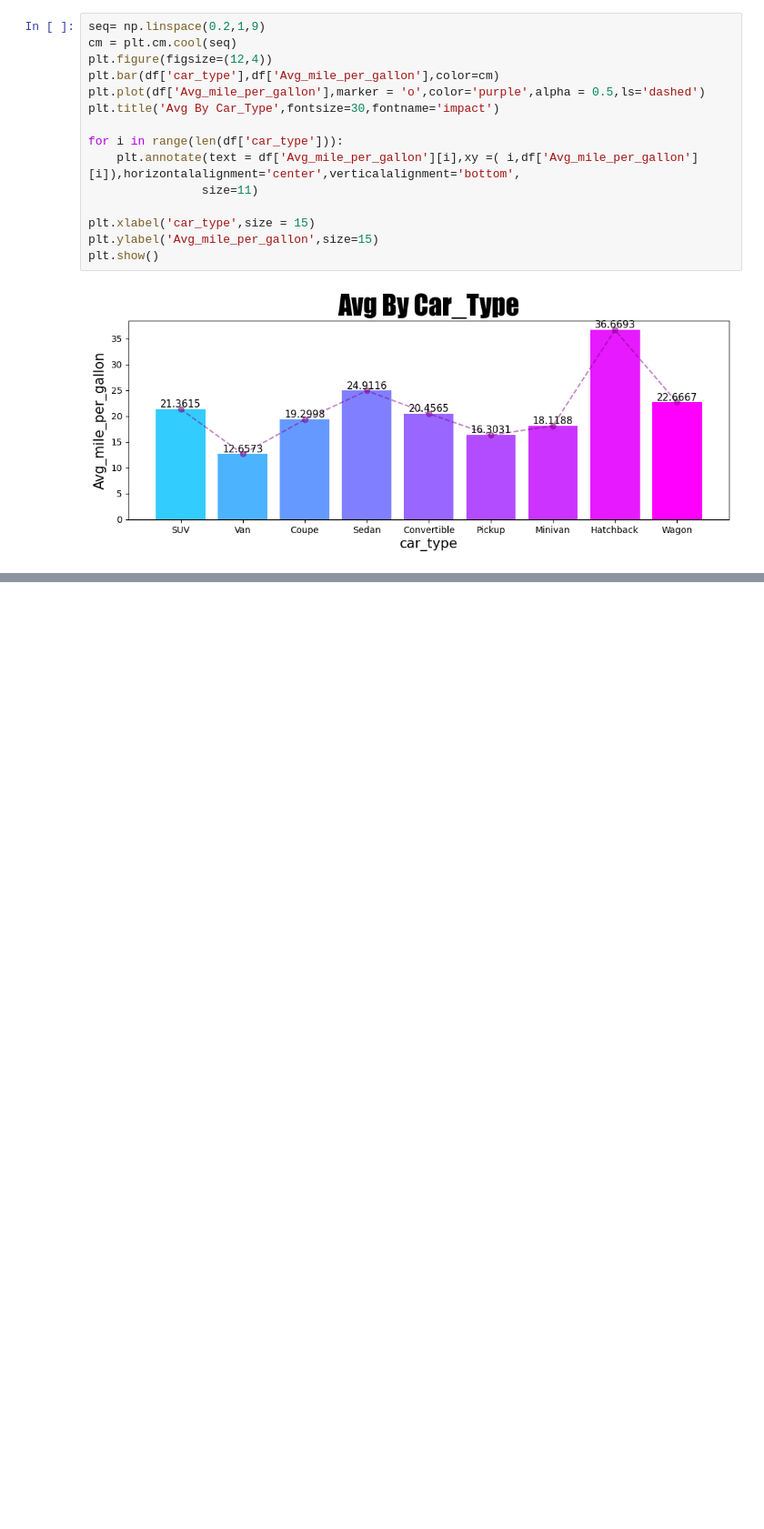
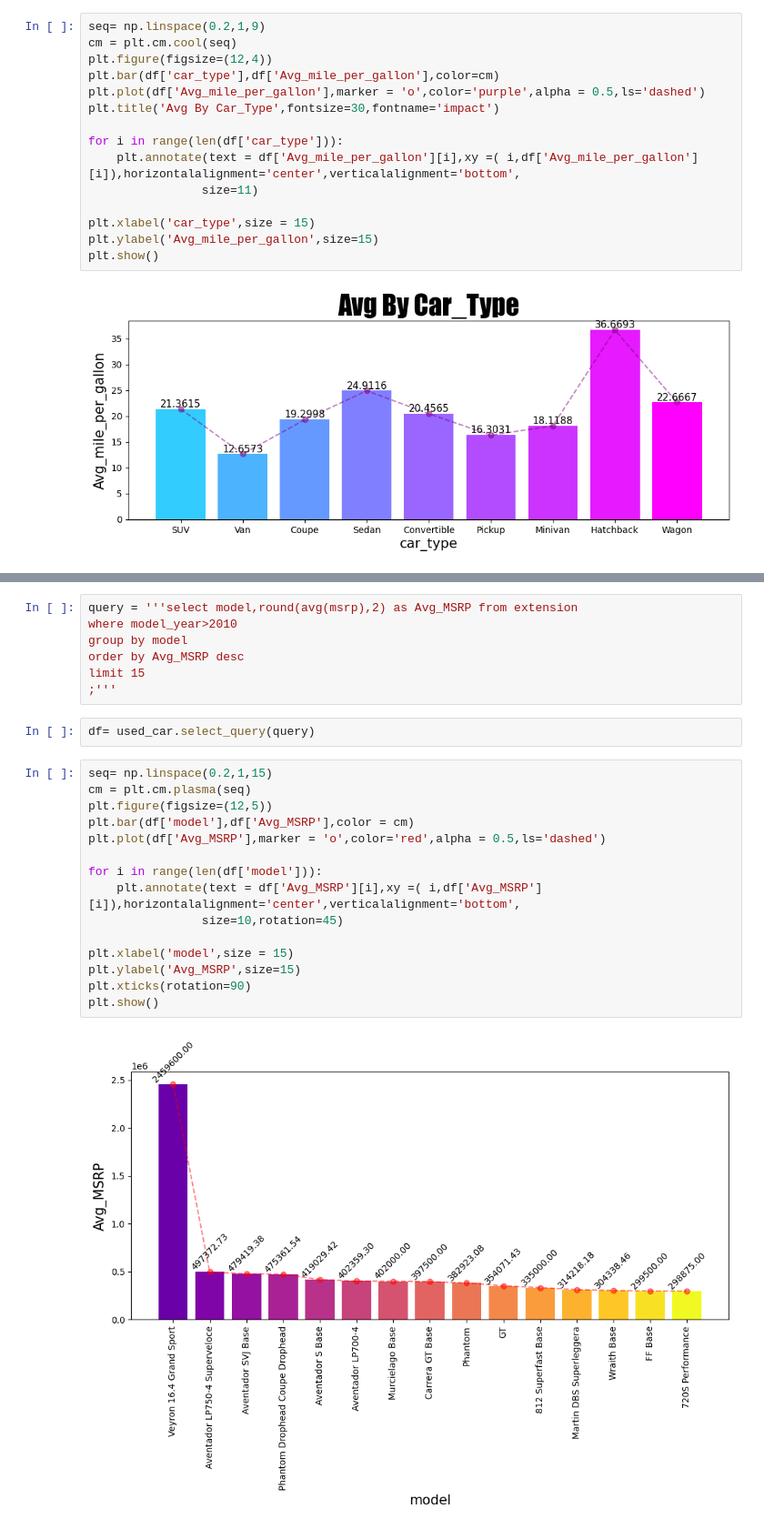
Before and after one commit to PankajBhardwaj290/Used-Car-Extension, a Jupyter notebook: used_car_extension.ipynb, the cells around one changed output, grey strips where cells are left out. Shown at 91% size. Cells and saved outputs as stored; diff of their text form; blank space fills up the shorter version.

```diff
--- a/used_car_extension.ipynb
+++ b/used_car_extension.ipynb
@@ -91,0 +109,26 @@ plt.show()
+# %%
+query = '''select model,round(avg(msrp),2) as Avg_MSRP from extension
+where model_year>2010
+group by model
+order by Avg_MSRP desc
+limit 15
+;'''
+# %%
+df= used_car.select_query(query)
+# %%
+seq= np.linspace(0.2,1,15)
+cm = plt.cm.plasma(seq)
+plt.figure(figsize=(12,5))
+plt.bar(df['model'],df['Avg_MSRP'],color = cm)
+plt.plot(df['Avg_MSRP'],marker = 'o',color='red',alpha = 0.5,ls='dashed')
+
+for i in range(len(df['model'])):
+    plt.annotate(text = df['Avg_MSRP'][i],xy =( i,df['Avg_MSRP'][i]),horizontalalignment='center',verticalalignment='bottom',
+                size=10,rotation=45)
+
+plt.xlabel('model',size = 15)
+plt.ylabel('Avg_MSRP',size=15)
+plt.xticks(rotation=90)
+plt.show()
+# %% [output]
+[figure, added]
```
Also changed, not shown: parts of 19 cells of this notebook.
